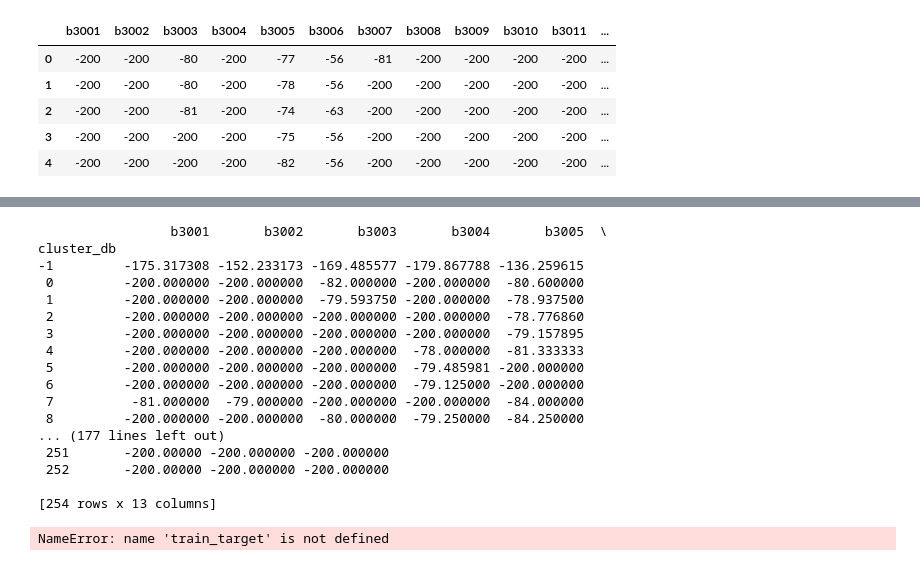
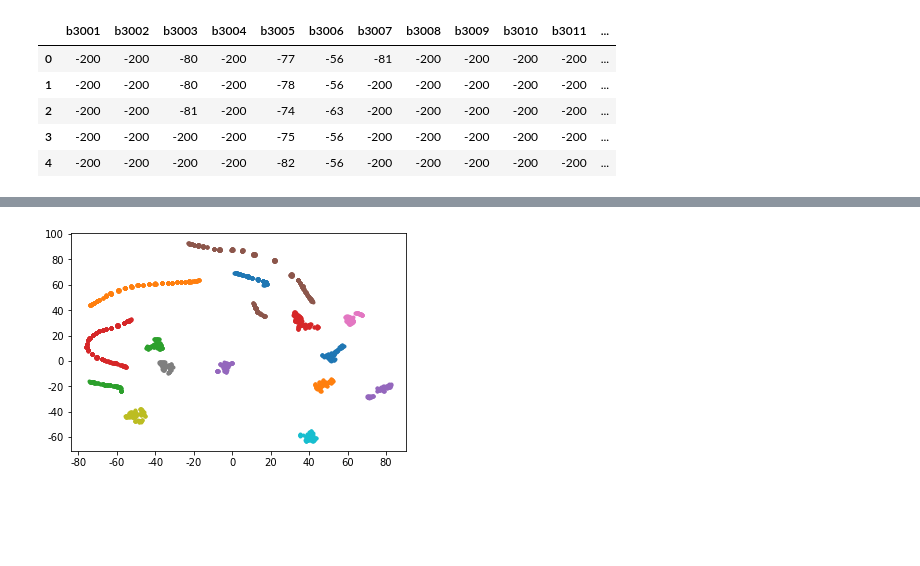
Before and after one commit to AnthonyM0214/IntroductionofAI, a Jupyter notebook: DBScan.ipynb, the cells around one changed output, grey strips where cells are left out. Saved outputs shown, nothing was run; the diff lists cells and outputs as text; code cells hidden in the pictures; blank space fills up the shorter version.

```diff
--- a/DBScan.ipynb
+++ b/DBScan.ipynb
@@ -42,26 +42,52 @@ newdata.sort_values('cluster_db')
 5191 rows × 14 columns
-# %%
-print(newdata.groupby('cluster_db').mean())
-# %% [output]
-                 b3001       b3002       b3003       b3004       b3005  \
-cluster_db
--1         -175.317308 -152.233173 -169.485577 -179.867788 -136.259615
- 0         -200.000000 -200.000000  -82.000000 -200.000000  -80.600000
- 1         -200.000000 -200.000000  -79.593750 -200.000000  -78.937500
- 2         -200.000000 -200.000000 -200.000000 -200.000000  -78.776860
- 3         -200.000000 -200.000000 -200.000000 -200.000000  -79.157895
- 4         -200.000000 -200.000000 -200.000000  -78.000000  -81.333333
- 5         -200.000000 -200.000000 -200.000000  -79.485981 -200.000000
- 6         -200.000000 -200.000000 -200.000000  -79.125000 -200.000000
- 7          -81.000000  -79.000000 -200.000000 -200.000000  -84.000000
- 8         -200.000000 -200.000000  -80.000000  -79.250000  -84.250000
-... (177 lines left out)
- 251       -200.00000 -200.000000 -200.000000
- 252       -200.00000 -200.000000 -200.000000
-
-[254 rows x 13 columns]
 # %%
 train_target=newdata[['cluster_db']]
-grr = pd.plotting.scatter_matrix(train_data,marker='o',c = train_target,hist_kwds={'bins':20},cmap=mglearn.cm3)
+#grr = pd.plotting.scatter_matrix(train_data,marker='o',c = train_target,hist_kwds={'bins':20},cmap=mglearn.cm3)
-# %% [output]
-NameError: name 'train_target' is not defined
+# %%
+#用TSNE进行数据降维并展示聚类结果
+from sklearn.manifold import TSNE
+tsne = TSNE()
+tsne.fit_transform(newdata) #进行数据降维,并返回结果
+tsne = pd.DataFrame(tsne.embedding_, index = data.index) #转换数据格式
+
+import matplotlib.pyplot as plt
+plt.rcParams['font.sans-serif'] = ['SimHei'] #用来正常显示中文标签
+plt.rcParams['axes.unicode_minus'] = False #用来正常显示负号
+
+#不同类别用不同颜色和样式绘图
+d = tsne[newdata['cluster_db'] == 0]
+plt.plot(d[0], d[1],'.')
+d = tsne[newdata['cluster_db'] == 1]
+plt.plot(d[0], d[1],'.')
+d = tsne[newdata['cluster_db'] == 2]
+plt.plot(d[0], d[1],'.')
+d = tsne[newdata['cluster_db'] == 3]
+plt.plot(d[0], d[1],'.')
+d = tsne[newdata['cluster_db'] == 4]
+plt.plot(d[0], d[1],'.')
+d = tsne[newdata['cluster_db'] == 5]
+plt.plot(d[0], d[1],'.')
+d = tsne[newdata['cluster_db'] == 6]
+plt.plot(d[0], d[1],'.')
+d = tsne[newdata['cluster_db'] == 7]
+plt.plot(d[0], d[1],'.')
+d = tsne[newdata['cluster_db'] == 8]
+plt.plot(d[0], d[1],'.')
+d = tsne[newdata['cluster_db'] == 9]
+plt.plot(d[0], d[1],'.')
+d = tsne[newdata['cluster_db'] == 10]
+plt.plot(d[0], d[1],'.')
+d = tsne[newdata['cluster_db'] == 11]
+plt.plot(d[0], d[1],'.')
+d = tsne[newdata['cluster_db'] == 12]
+plt.plot(d[0], d[1],'.')
+d = tsne[newdata['cluster_db'] == 13]
+plt.plot(d[0], d[1],'.')
+d = tsne[newdata['cluster_db'] == 14]
+plt.plot(d[0], d[1],'.')
+d = tsne[newdata['cluster_db'] == 15]
+plt.plot(d[0], d[1],'.')
+
+plt.show()
+# %% [output]
+[figure, added]
```
Also changed, not shown: parts of 1 cell of this notebook, 1 other file.
